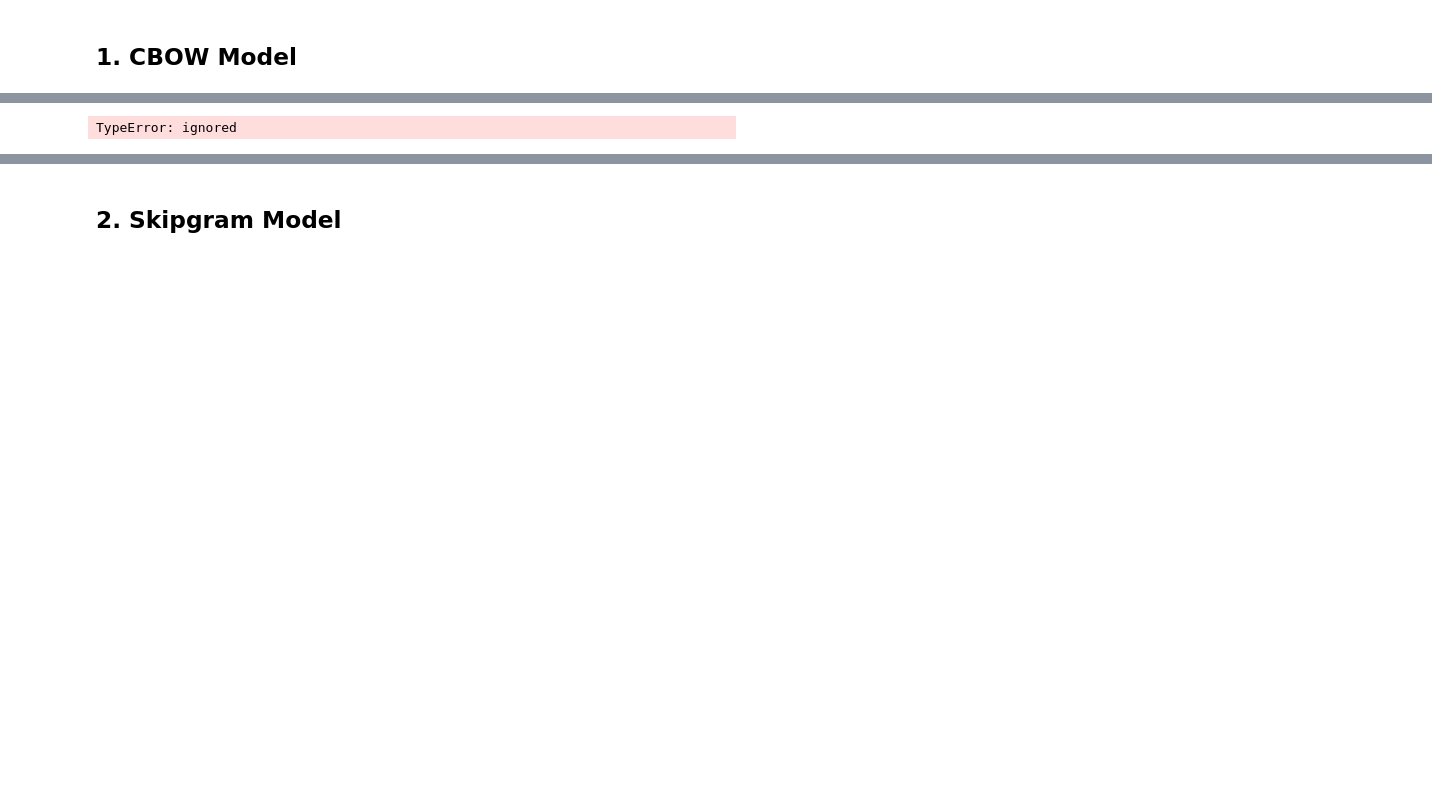
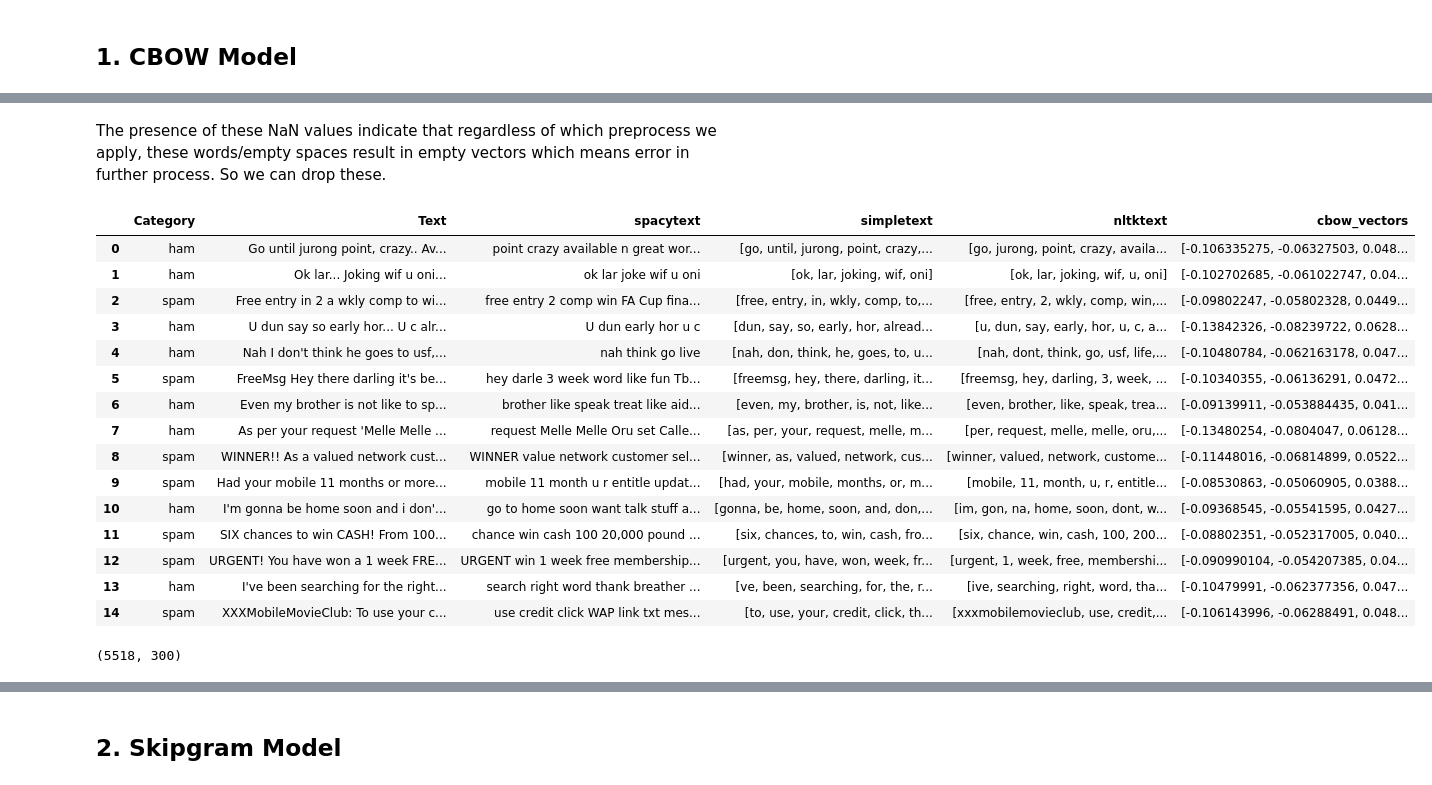
Before and after one commit to aparna-sreevalsan/ICT-Projects, a Jupyter notebook: Casestudy_5_NLP_Classifier_2_Oct_2022.ipynb, the cells around one changed output, grey strips where cells are left out. Saved outputs shown, nothing was run; the diff lists cells and outputs as text; code cells hidden in the pictures; blank space fills up the shorter version.

```diff
--- a/Casestudy_5_NLP_Classifier_2_Oct_2022.ipynb
+++ b/Casestudy_5_NLP_Classifier_2_Oct_2022.ipynb
@@ -176,11 +403,31 @@ def get_embedding_cbow(doc_tokens):
+# %% [markdown]
+The presence of these NaN values indicate that regardless of which preprocess we apply, these words/empty spaces result in empty vectors which means error in further process. So we can drop these.
+# %%
+df = df.dropna().reset_index(drop=True)
+df.head(15)
+# %% [output]
+|  | Category | Text | spacytext | simpletext | nltktext | cbow_vectors |
+| 0 | ham | Go until jurong point, crazy.. Av... | point crazy available n great wor... | [go, until, jurong, point, crazy,... | [go, jurong, point, crazy, availa... | [-0.106335275, -0.06327503, 0.048... |
+| 1 | ham | Ok lar... Joking wif u oni... | ok lar joke wif u oni | [ok, lar, joking, wif, oni] | [ok, lar, joking, wif, u, oni] | [-0.102702685, -0.061022747, 0.04... |
+| 2 | spam | Free entry in 2 a wkly comp to wi... | free entry 2 comp win FA Cup fina... | [free, entry, in, wkly, comp, to,... | [free, entry, 2, wkly, comp, win,... | [-0.09802247, -0.05802328, 0.0449... |
+| 3 | ham | U dun say so early hor... U c alr... | U dun early hor u c | [dun, say, so, early, hor, alread... | [u, dun, say, early, hor, u, c, a... | [-0.13842326, -0.08239722, 0.0628... |
+| 4 | ham | Nah I don't think he goes to usf,... | nah think go live | [nah, don, think, he, goes, to, u... | [nah, dont, think, go, usf, life,... | [-0.10480784, -0.062163178, 0.047... |
+| 5 | spam | FreeMsg Hey there darling it's be... | hey darle 3 week word like fun Tb... | [freemsg, hey, there, darling, it... | [freemsg, hey, darling, 3, week, ... | [-0.10340355, -0.06136291, 0.0472... |
+| 6 | ham | Even my brother is not like to sp... | brother like speak treat like aid... | [even, my, brother, is, not, like... | [even, brother, like, speak, trea... | [-0.09139911, -0.053884435, 0.041... |
+| 7 | ham | As per your request 'Melle Melle ... | request Melle Melle Oru set Calle... | [as, per, your, request, melle, m... | [per, request, melle, melle, oru,... | [-0.13480254, -0.0804047, 0.06128... |
+| 8 | spam | WINNER!! As a valued network cust... | WINNER value network customer sel... | [winner, as, valued, network, cus... | [winner, valued, network, custome... | [-0.11448016, -0.06814899, 0.0522... |
+| 9 | spam | Had your mobile 11 months or more... | mobile 11 month u r entitle updat... | [had, your, mobile, months, or, m... | [mobile, 11, month, u, r, entitle... | [-0.08530863, -0.05060905, 0.0388... |
+| 10 | ham | I'm gonna be home soon and i don'... | go to home soon want talk stuff a... | [gonna, be, home, soon, and, don,... | [im, gon, na, home, soon, dont, w... | [-0.09368545, -0.05541595, 0.0427... |
+| 11 | spam | SIX chances to win CASH! From 100... | chance win cash 100 20,000 pound ... | [six, chances, to, win, cash, fro... | [six, chance, win, cash, 100, 200... | [-0.08802351, -0.052317005, 0.040... |
+| 12 | spam | URGENT! You have won a 1 week FRE... | URGENT win 1 week free membership... | [urgent, you, have, won, week, fr... | [urgent, 1, week, free, membershi... | [-0.090990104, -0.054207385, 0.04... |
+| 13 | ham | I've been searching for the right... | search right word thank breather ... | [ve, been, searching, for, the, r... | [ive, searching, right, word, tha... | [-0.10479991, -0.062377356, 0.047... |
+| 14 | spam | XXXMobileMovieClub: To use your c... | use credit click WAP link txt mes... | [to, use, your, credit, click, th... | [xxxmobilemovieclub, use, credit,... | [-0.106143996, -0.06288491, 0.048... |
 # %%
 # create X from w2vec
-X_cbow = preprocessed_v2.apply(lambda x: get_embedding_cbow(x))
-X_cbow = X_cbow.tolist()
-X_cbow = pd.DataFrame(X_cbow)
-print('X shape:', X_cbow.shape)
+X_cbow = pd.DataFrame(df['cbow_vectors'].values.tolist())
+X_cbow.shape
 # %% [output]
-TypeError: ignored
+(5518, 300)
 # %%
 # label encode the 'label'
 le = LabelEncoder()
```
Also changed, not shown: parts of 52 cells of this notebook.
